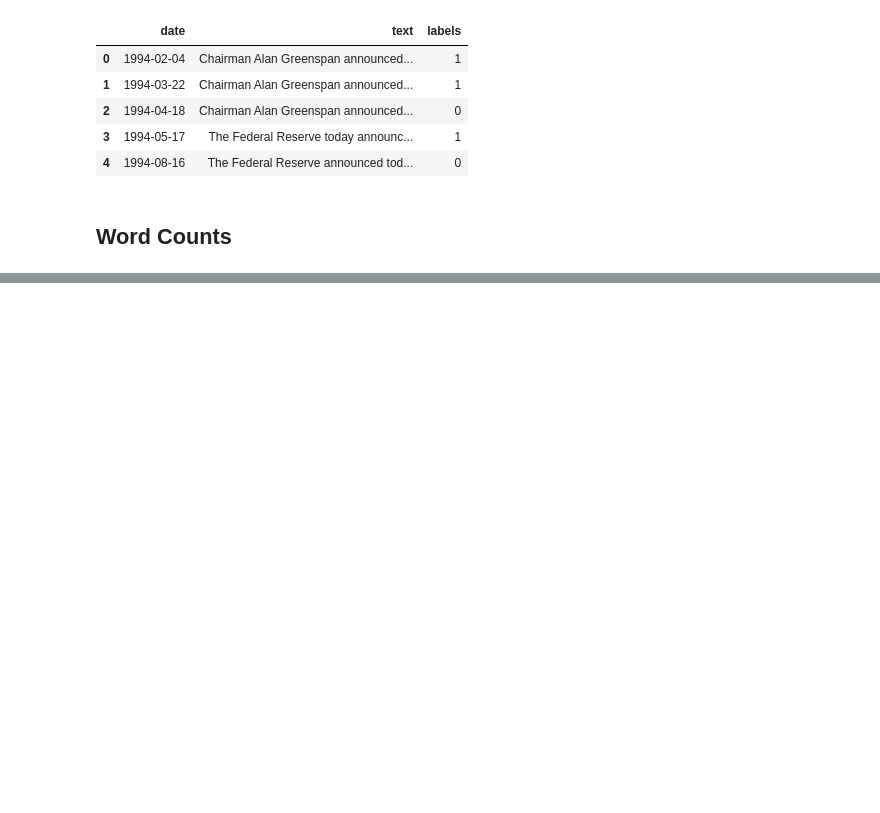
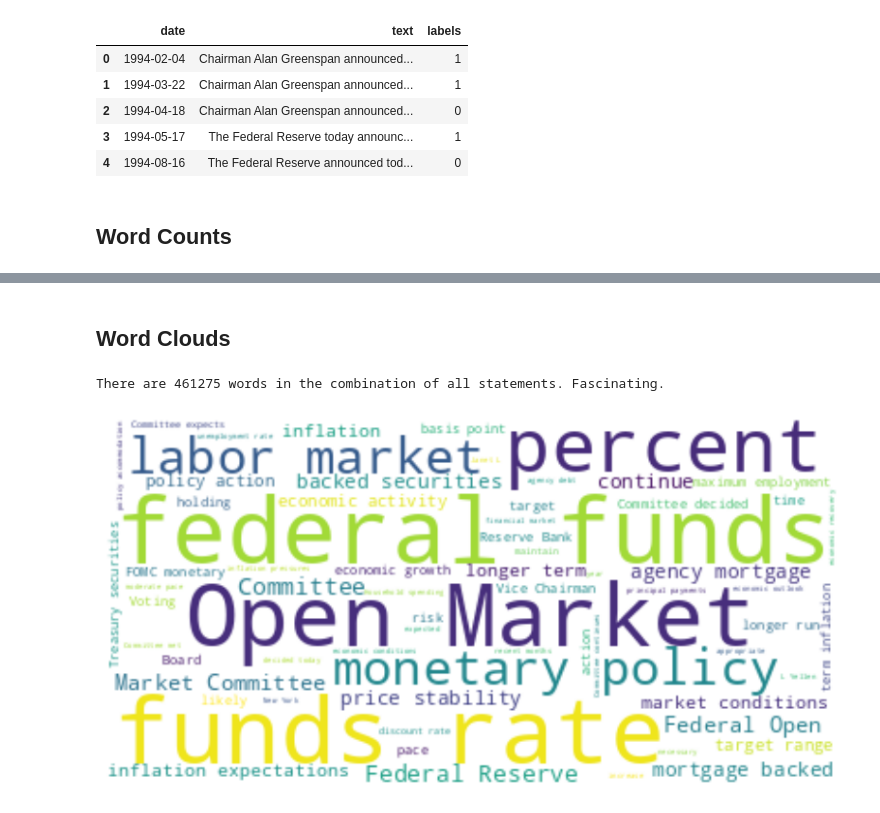
Before and after one commit to vheastman/FOMC, a Jupyter notebook: EDA.ipynb, the cells around one changed output, grey strips where cells are left out. Saved outputs shown, nothing was run; the diff lists cells and outputs as text; code cells hidden in the pictures; blank space fills up the shorter version.

```diff
--- a/EDA.ipynb
+++ b/EDA.ipynb
@@ -119,0 +133,13 @@ Text(0.5, 1.0, 'FOMC Statement Lengths Over Time')
+# %% [markdown]
+## Word Clouds
+# %%
+# Join text together
+text = " ".join(statement for statement in df['text'])
+print ("There are {} words in the combination of all statements. Fascinating.".format(len(text)))
+
+## Wordclouds and ngrams
+# Generate a word cloud image
+word_cloud(text)
+# %% [output]
+There are 461275 words in the combination of all statements. Fascinating.
+[figure, added]
```
Also changed, not shown: parts of 6 cells of this notebook.
